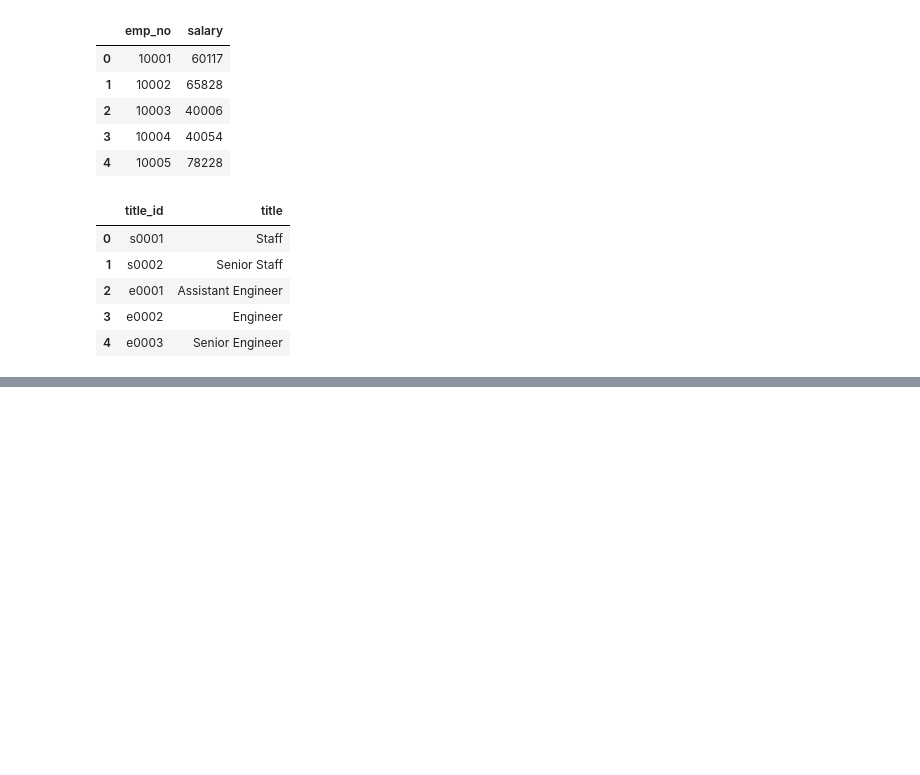
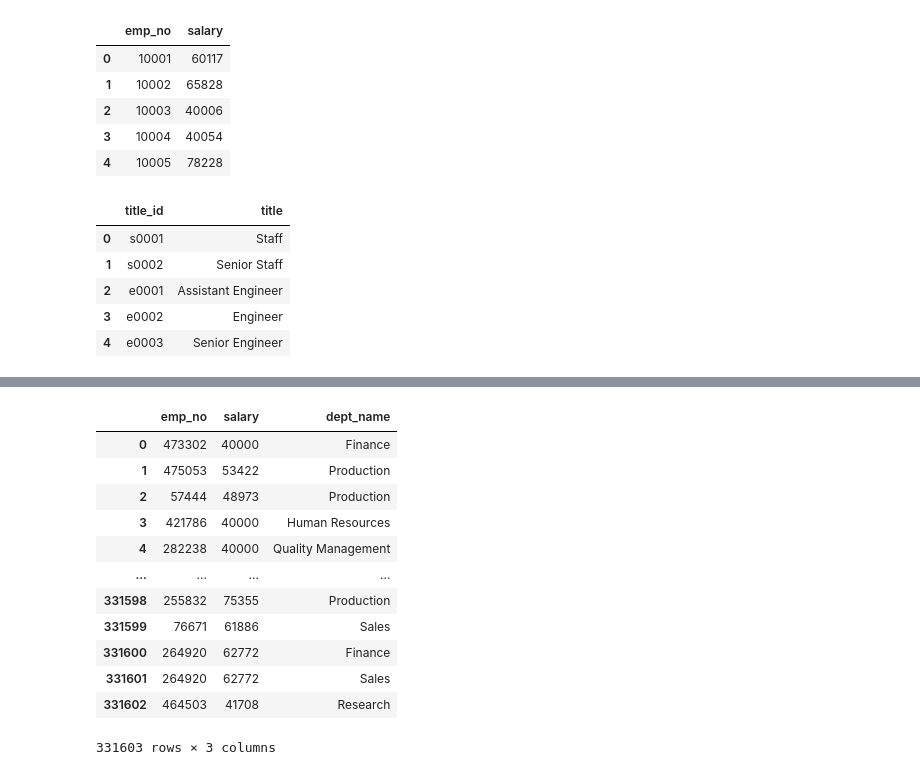
Before and after one commit to beaujeffrey03/sql-challenge, a Jupyter notebook: py_analysis.ipynb, the cells around one changed output, grey strips where cells are left out. Drawn from its saved outputs; the diff is of its cells as text; code cells hidden in the pictures; blank space fills up the shorter version.

Commit message:
Finished final df of averages by dept.

```diff
--- a/py_analysis.ipynb
+++ b/py_analysis.ipynb
@@ -67,0 +144,20 @@ titles_df.head()
+# %%
+merge_df = employees_df.merge(salaries_df, how='inner', on=['emp_no'])
+merge_df = merge_df.merge(dept_emp_df, how='inner', on=['emp_no'])
+merge_df = merge_df.merge(departments_df, how='left', on=['dept_no'])
+final_df = merge_df[['emp_no', 'salary', 'dept_name']]
+final_df
+# %% [output]
+|  | emp_no | salary | dept_name |
+| 0 | 473302 | 40000 | Finance |
+| 1 | 475053 | 53422 | Production |
+| 2 | 57444 | 48973 | Production |
+| 3 | 421786 | 40000 | Human Resources |
+| 4 | 282238 | 40000 | Quality Management |
+| ... | ... | ... | ... |
+| 331598 | 255832 | 75355 | Production |
+| 331599 | 76671 | 61886 | Sales |
+| 331600 | 264920 | 62772 | Finance |
+| 331601 | 264920 | 62772 | Sales |
+| 331602 | 464503 | 41708 | Research |
+331603 rows × 3 columns
```
Also changed, not shown: parts of 6 cells of this notebook.
